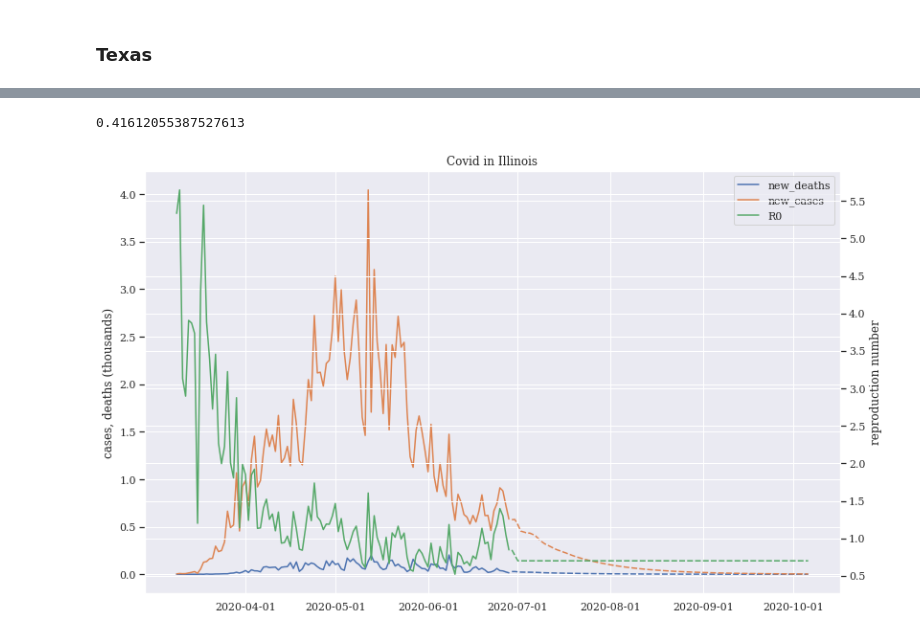
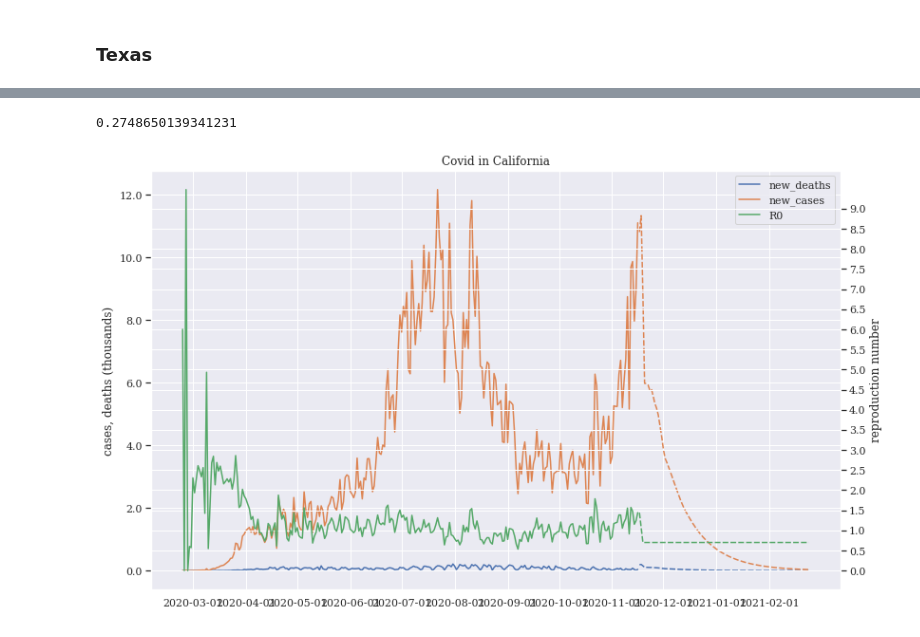
Before and after one commit to domtx/CovidR0, a Jupyter notebook: covidR0DHT.ipynb, the cells around one changed output, grey strips where cells are left out. Cells and saved outputs as stored; diff of their text form; code cells hidden in the pictures.

```diff
--- a/covidR0DHT.ipynb
+++ b/covidR0DHT.ipynb
@@ -388,19 +382,24 @@ https://github.com/nytimes/covid-19-data
 https://www.census.gov/data/tables/time-series/demo/popest/2010s-state-total.html
 '''
 
-covid_state_data =  pd.read_csv('https://raw.githubusercontent.com/nytimes/'
-                                'covid-19-data/master/us-states.csv')
+covid_state_data =  pd.read_csv('https://raw.githubusercontent.com/nytimes/covid-19-data/master/us-states.csv')
+
+#covid_state_data =  pd.read_csv('https://github.com/nytimes/covid-19-data/us-states.csv')
 
 covid_state_data.rename({'state':'location', 'cases':'total_cases',
                          'deaths':'total_deaths'}, axis='columns', inplace=True)
 covid_state_data.drop('fips', axis='columns', inplace=True)
 
-covid_state_data.set_index(['location','date'], inplace=True)
-covid_state_data.sort_index(inplace=True)
+#covid_state_data.set_index(['location','date'], inplace=True)
+covid_state_data.set_index('location','date',inplace=True)
+#covid_state_data.sort_index(inplace=True)
+covid_state_data.sort_values(['location','date'], inplace=True)
 covid_state_data['new_cases'] = np.nan
 covid_state_data['new_deaths'] = np.nan
+#covid_state_data.index
 
-for idx in covid_state_data.index.levels[0]:
+#for idx in covid_state_data.index.levels[0]:
+for idx in covid_state_data.index:
     covid_state_data.new_cases[idx] = covid_state_data.total_cases[idx].diff()
     covid_state_data.new_deaths[idx] = covid_state_data.total_deaths[idx].diff()
 
@@ -423,6 +422,9 @@ Data Cleansing
 df_states = df_states[(df_states['new_cases'] >= 0) | (df_states['new_cases'].isnull())]
 df_states = df_states[(df_states['new_deaths'] >= 0) | (df_states['new_deaths'].isnull())]
 df_states
+#idx
+#covid_state_data
+#covid_state_data.new_cases[idx] = covid_state_data.total_cases[idx].diff()
 # %% [output]
 |  |  | day | new_cases | total_cases | prevalence | growth | delta_days | contagious | R0 | ... |
 | location |  |  |  |  |  |  |  |  |  | ... |
@@ -863,5 +858,5 @@ plot_cdr(NY_Cov, 'Covid in New York')
 # %%
-IL_Cov = df_states[df_states['total_cases']>10].loc['Illinois']
-IL_Cov[IL_Cov['source']=='actual'].tail(7)
+CA_Cov = df_states[df_states['total_cases']>10].loc['California']
+CA_Cov[CA_Cov['source']=='actual'].tail(7)
 # %% [output]
 |  | day | new_cases | total_cases | prevalence | growth | delta_days | contagious | R0 | new_deaths | ... |
@@ -875,12 +870,12 @@ IL_Cov[IL_Cov['source']=='actual'].tail(7)
 # %%
 days_back = 21
 target = 0.7
-repros= IL_Cov[IL_Cov['source']=='actual'].R0-target
+repros= CA_Cov[CA_Cov['source']=='actual'].R0-target
 repros.pct_change().tail(days_back).mean()
 # %% [output]
-0.41612055387527613
+0.2748650139341231
 # %%
-IL_Cov = forecast(IL_Cov, 100, repro_move=(0.7,0.3))
-plot_cdr(IL_Cov, 'Covid in Illinois')
+CA_Cov = forecast(CA_Cov, 100, repro_move=(0.7,0.3))
+plot_cdr(CA_Cov, 'Covid in California')
 # %% [output]
-[figure, old version]
+[figure, new version]
```
Also changed, not shown: parts of 46 cells of this notebook.
